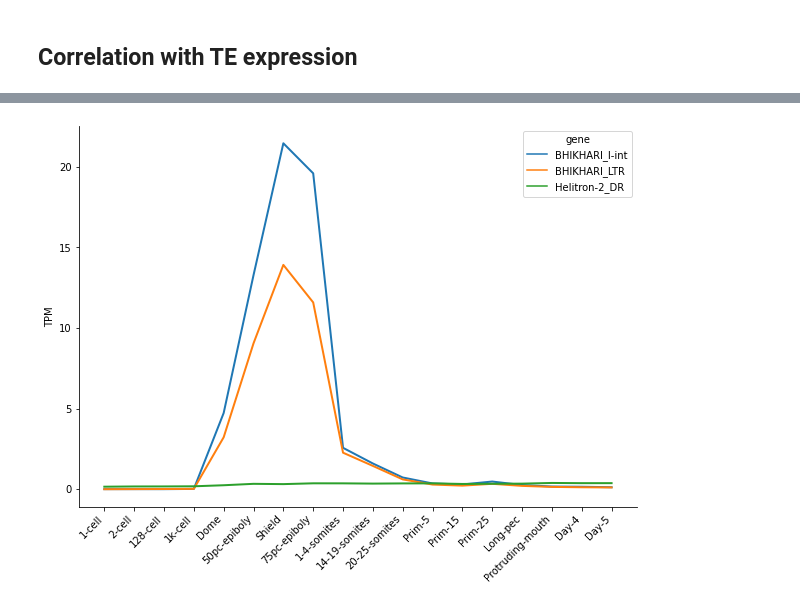
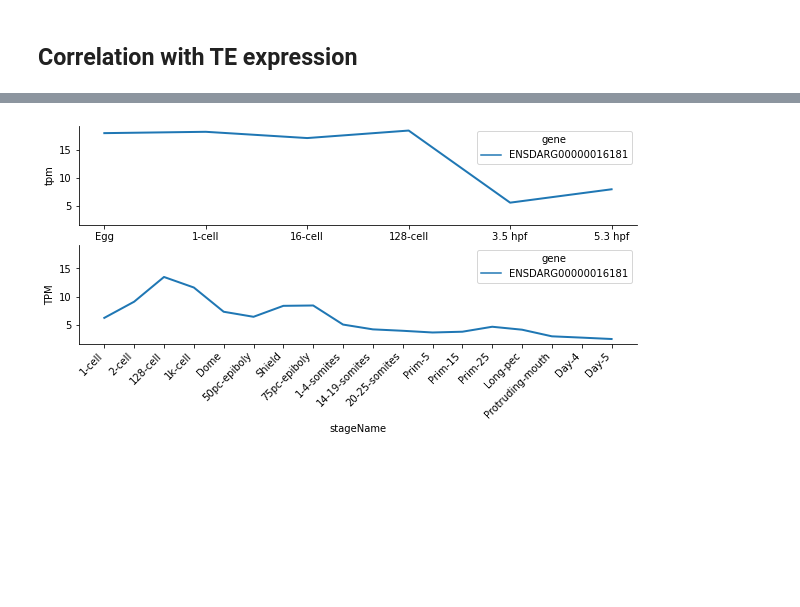
Before and after one commit to jonathan-wells/finz-znf, a Jupyter notebook: analysis/expression.ipynb, the cells around one changed output, grey strips where cells are left out. Drawn from its saved outputs; the diff is of its cells as text; code cells hidden in the pictures; blank space fills up the shorter version.

```diff
--- a/analysis/expression.ipynb
+++ b/analysis/expression.ipynb
@@ -301,8 +307,8 @@ rRNA_dep_counts_df = rRNA_dep_counts_df.rename({'Developmental_Stage': 'stageNam
 # Convert to TPM
 rRNA_dep_tpm_df = calc_tpm(rRNA_dep_counts_df, load_gene_lengths())
 # Sort by stage order
-stageorder = ['Egg', '1-cell', '16-cell', '128-cell', '3.5 hpf', '5.3 hpf']
-rRNA_dep_tpm_df['stageName'] = pd.Categorical(rRNA_dep_tpm_df['stageName'], stageorder)
+rRNA_dep_stageorder = ['Egg', '1-cell', '16-cell', '128-cell', '3.5 hpf', '5.3 hpf']
+rRNA_dep_tpm_df['stageName'] = pd.Categorical(rRNA_dep_tpm_df['stageName'], rRNA_dep_stageorder)
 rRNA_dep_tpm_df = rRNA_dep_tpm_df.groupby(['gene', 'stageName']).mean().reset_index()
 rRNA_dep_tpm_df = rRNA_dep_tpm_df.sort_values(['gene', 'stageName'])
 print(rRNA_dep_tpm_df.loc[rRNA_dep_tpm_df.gene == 'BHIKHARI_LTR'].head(10))
@@ -604,18 +713,25 @@ plt.show()
 # %%
-fig, ax = plt.subplots(figsize=(10, 7))
-# sns.lineplot(data=tpm_df.loc[tpm_df.gene.isin(['ERV2_DR-LTR', 'ERV2_DR-I', 'ERV1-4_DR-LTR', 'ERV1-4_DR-I', 'ERV1_DR-LTR', 'ERV1_DR-I', 'BHIKHARI_I-int', 'BHIKHARI_LTR'])],
-sns.lineplot(data=tpm_df.loc[tpm_df.gene.isin(['BHIKHARI_I-int', 'BHIKHARI_LTR', 'Helitron-2_DR'])],
+fig, ax = plt.subplots(figsize=(10, 4), nrows=2, sharey=True, sharex=False)
+sns.lineplot(data=rRNA_dep_tpm_df.loc[rRNA_dep_tpm_df.gene == 'ENSDARG00000016181'],
              x='stageName',
              y='tpm',
              sort=False,
              hue='gene',
              lw=2,
-             ax=ax)
+             ax=ax[0])
 plt.xticks(rotation=45, ha='right')
-ax.set_xlabel('')
-ax.set_ylabel('TPM')
+ax[1].set_xlabel('')
+ax[1].set_ylabel('TPM')
+
+sns.lineplot(data=tpm_df.loc[tpm_df.gene == 'ENSDARG00000016181'],
+             x='stageName',
+             y='tpm',
+             sort=False,
+             hue='gene',
+             lw=2,
+             ax=ax[1])
+plt.xticks(rotation=45, ha='right')
 sns.despine()
 plt.show()
-fig.savefig('/Users/jonwells/Desktop/bik.pdf')
 # %% [output]
-[figure, old version]
+[figure, new version]
```
Also changed, not shown: parts of 19 cells of this notebook, 8 other files.
